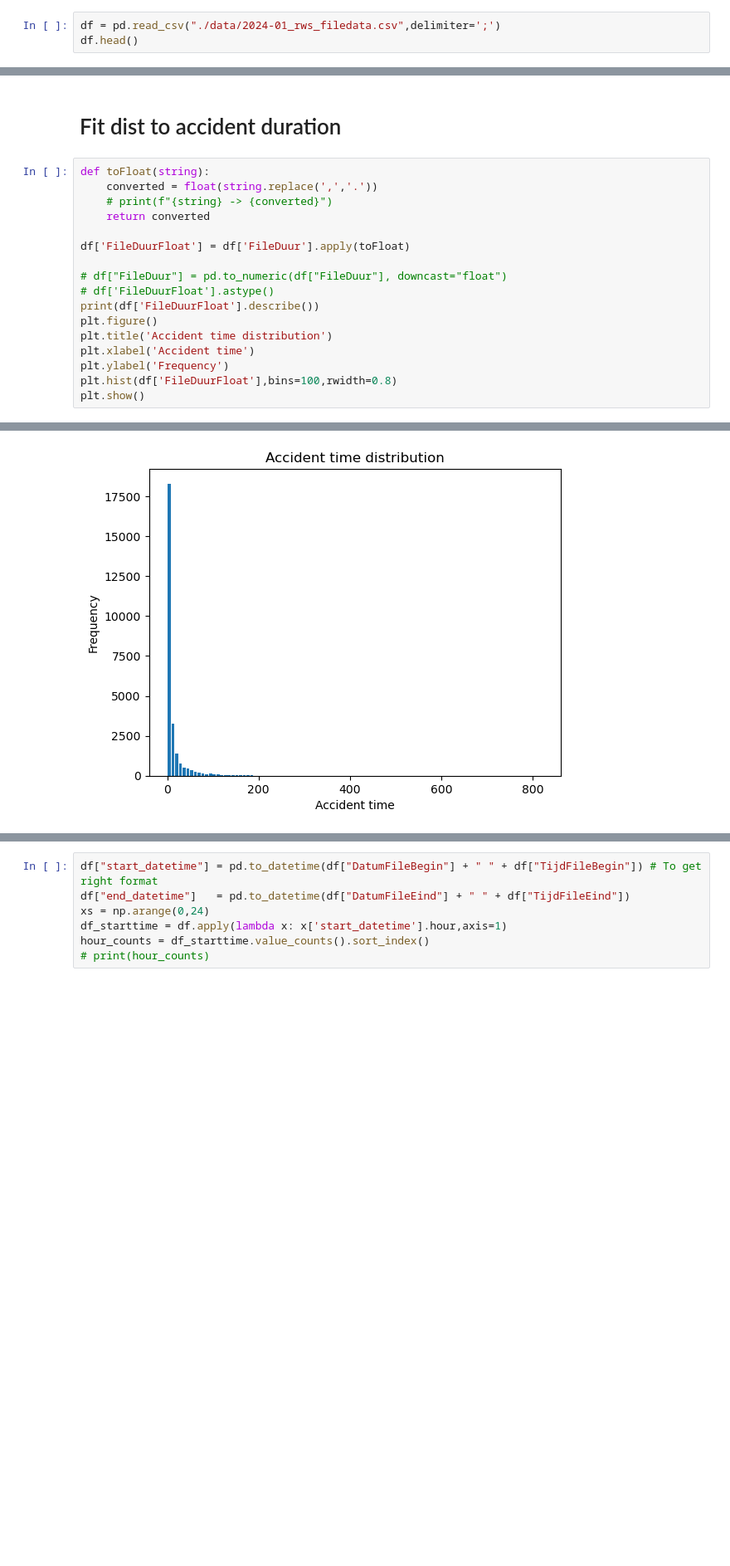
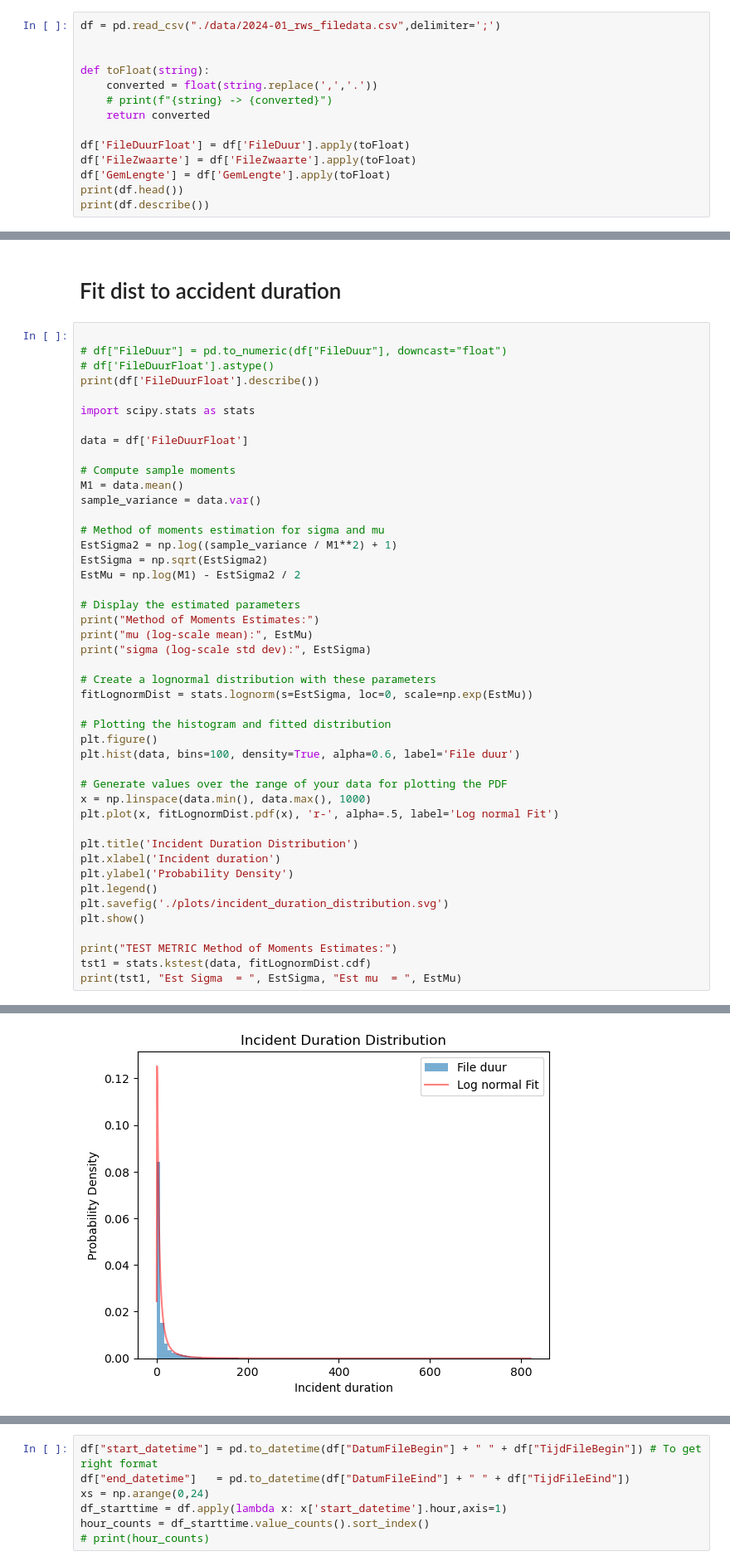
Before and after one commit to J4nvg/SSM3, a Jupyter notebook: ex1.ipynb, the cells around one changed output, grey strips where cells are left out. Shown: that part at 83% size. Cells and saved outputs as stored; diff of their text form; blank space fills up the shorter version.

```diff
--- a/ex1.ipynb
+++ b/ex1.ipynb
@@ -4,5 +4,16 @@ import numpy as np
 import matplotlib.pyplot as plt
 # %%
 df = pd.read_csv("./data/2024-01_rws_filedata.csv",delimiter=';')
-df.head()
+
+
+def toFloat(string):
+    converted = float(string.replace(',','.'))
+    # print(f"{string} -> {converted}")
+    return converted
+
+df['FileDuurFloat'] = df['FileDuur'].apply(toFloat)
+df['FileZwaarte'] = df['FileZwaarte'].apply(toFloat)
+df['GemLengte'] = df['GemLengte'].apply(toFloat)
+print(df.head())
+print(df.describe())
 # %% [output]
@@ -16,22 +37,50 @@ df.head()
 # %% [markdown]
 # Fit dist to accident duration
 # %%
-def toFloat(string):
-    converted = float(string.replace(',','.'))
-    # print(f"{string} -> {converted}")
-    return converted
-
-df['FileDuurFloat'] = df['FileDuur'].apply(toFloat)
 
 # df["FileDuur"] = pd.to_numeric(df["FileDuur"], downcast="float")
 # df['FileDuurFloat'].astype()
 print(df['FileDuurFloat'].describe())
+
+import scipy.stats as stats
+
+data = df['FileDuurFloat']
+
+# Compute sample moments
+M1 = data.mean()
+sample_variance = data.var()
+
+# Method of moments estimation for sigma and mu
+EstSigma2 = np.log((sample_variance / M1**2) + 1)
+EstSigma = np.sqrt(EstSigma2)
+EstMu = np.log(M1) - EstSigma2 / 2
+
+# Display the estimated parameters
+print("Method of Moments Estimates:")
+print("mu (log-scale mean):", EstMu)
+print("sigma (log-scale std dev):", EstSigma)
+
+# Create a lognormal distribution with these parameters
+fitLognormDist = stats.lognorm(s=EstSigma, loc=0, scale=np.exp(EstMu))
+
+# Plotting the histogram and fitted distribution
 plt.figure()
-plt.title('Accident time distribution')
-plt.xlabel('Accident time')
-plt.ylabel('Frequency')
-plt.hist(df['FileDuurFloat'],bins=100,rwidth=0.8)
+plt.hist(data, bins=100, density=True, alpha=0.6, label='File duur')
+
+# Generate values over the range of your data for plotting the PDF
+x = np.linspace(data.min(), data.max(), 1000)
+plt.plot(x, fitLognormDist.pdf(x), 'r-', alpha=.5, label='Log normal Fit')
+
+plt.title('Incident Duration Distribution')
+plt.xlabel('Incident duration')
+plt.ylabel('Probability Density')
+plt.legend()
+plt.savefig('./plots/incident_duration_distribution.svg')
 plt.show()
+
+print("TEST METRIC Method of Moments Estimates:")
+tst1 = stats.kstest(data, fitLognormDist.cdf)
+print(tst1, "Est Sigma  = ", EstSigma, "Est mu  = ", EstMu)
 # %% [output]
 count    26436.000000
 mean        13.188110
@@ -45 +97 @@ Name: FileDuurFloat, dtype: float64
-[figure, old version]
+[figure, new version]
```
Also changed, not shown: parts of 19 cells of this notebook.
